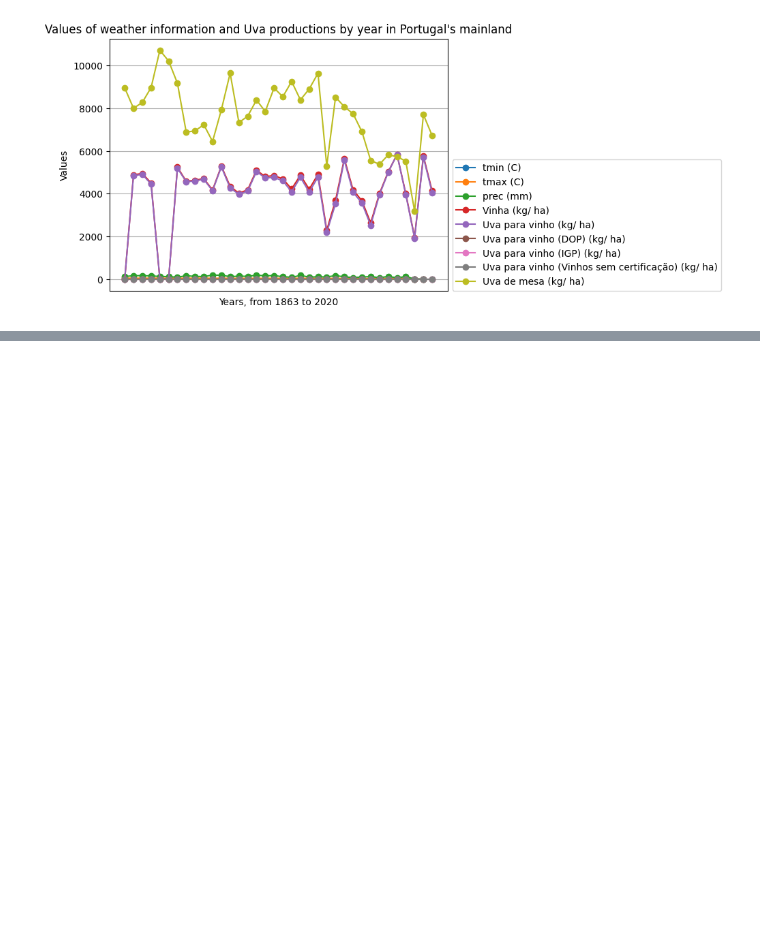
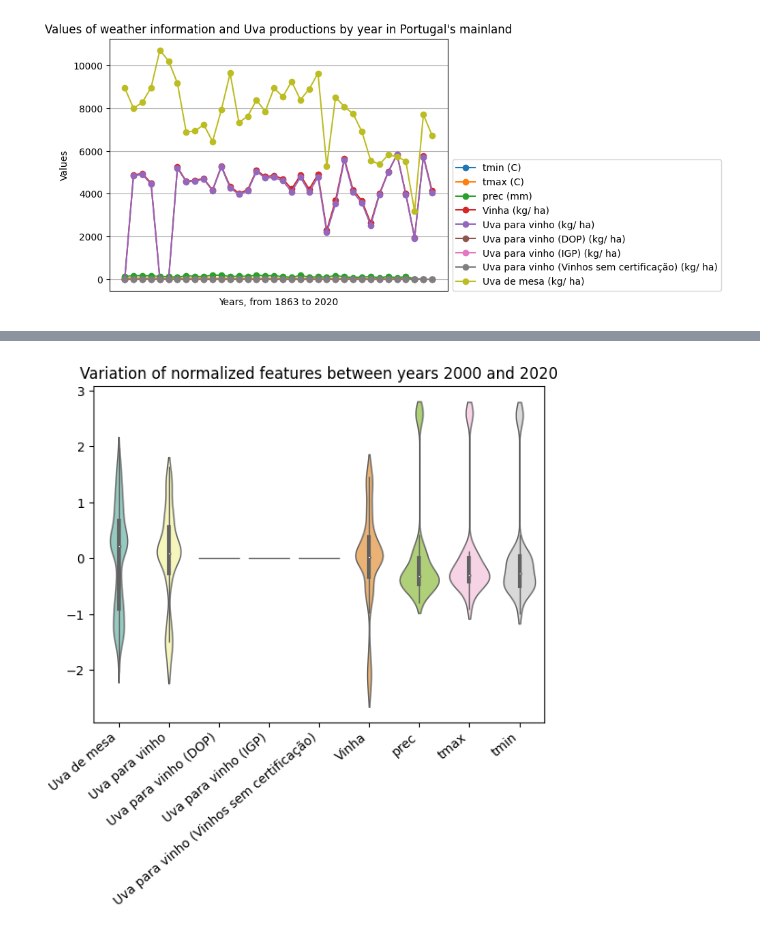
Before and after one commit to FMarques8/FCD-Project-1-2, a Jupyter notebook: INE_data_treatment.ipynb, the cells around one changed output, grey strips where cells are left out. Cells and saved outputs as stored; diff of their text form; code cells hidden in the pictures; blank space fills up the shorter version.

```diff
--- a/INE_data_treatment.ipynb
+++ b/INE_data_treatment.ipynb
@@ -842,0 +933,7 @@ plt.show()
+# %%
+range_of_years = []
+for i in range(2000,2021):
+    range_of_years.append(str(i))
+
+normalized_data_uva_weather[range_of_years].stack(level = 1).stack(level = 0)
+#normalized_data_uva_weather[range_of_years].stack(level = 0)
@@ -842,0 +954,9 @@ plt.show()
+# %%
+ax = sns.violinplot(normalized_data_uva_weather[range_of_years].stack(level = 0),
+palette= "Set3", bw = .2, cut = 1, linewidth = 1)
+ax.set_xticklabels(ax.get_xticklabels(), rotation = 40, ha = 'right')
+plt.title("Variation of normalized features between years 2000 and 2020")
+
+plt.show()
+# %% [output]
+[figure, added]
```
Also changed, not shown: parts of 11 cells of this notebook.
